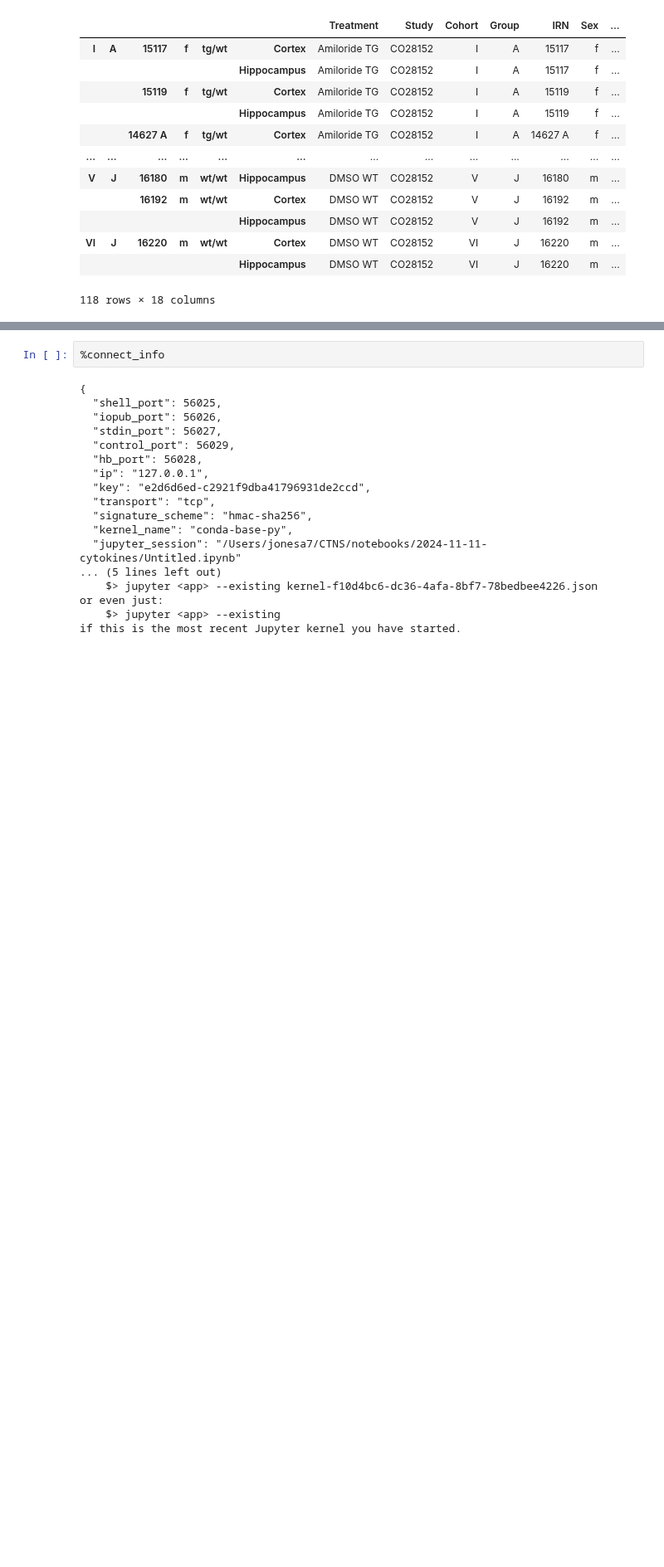
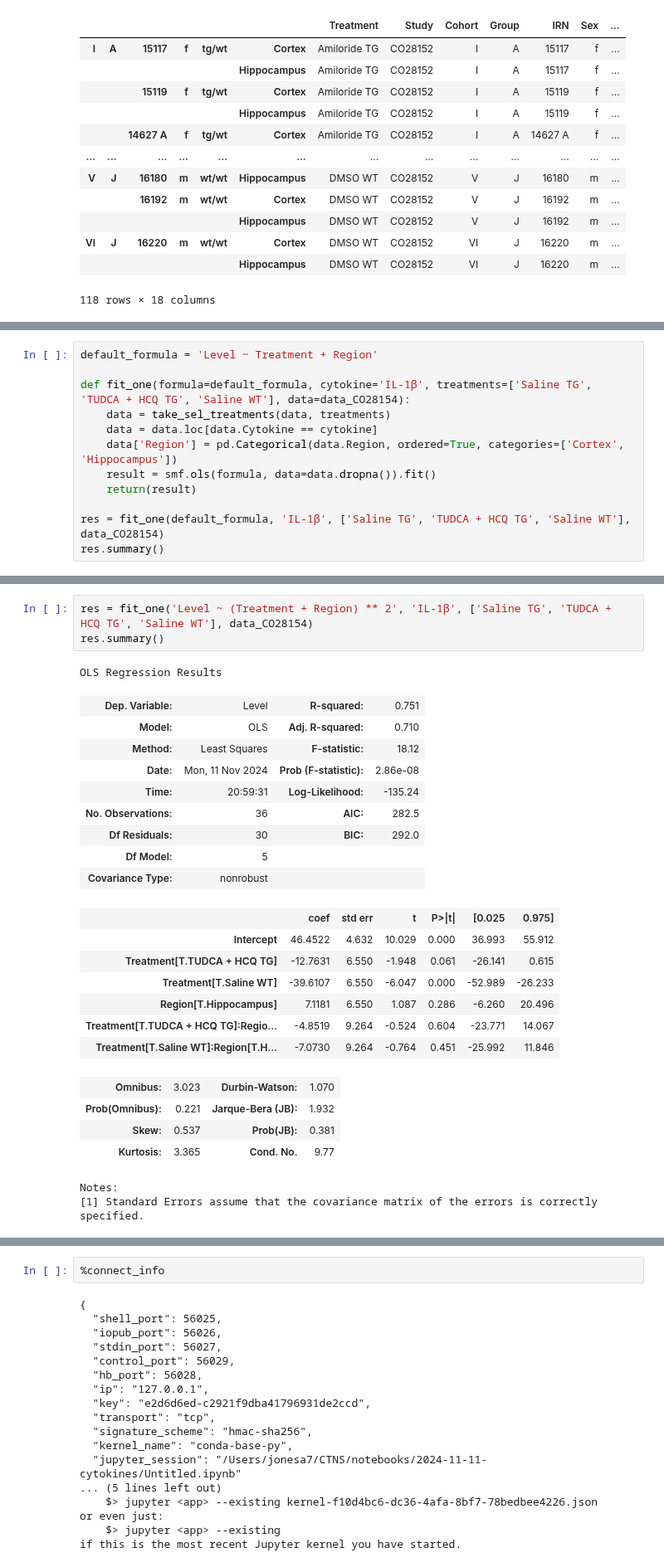
Before and after one commit to attilagk/CTNS-notebook, a Jupyter notebook: 2024-11-11-cytokines/2024-11-11-cytokines.ipynb, the cells around one changed output, grey strips where cells are left out. Shown at 83% size. Drawn from its saved outputs; the diff is of its cells as text; blank space fills up the shorter version.

```diff
--- a/2024-11-11-cytokines/2024-11-11-cytokines.ipynb
+++ b/2024-11-11-cytokines/2024-11-11-cytokines.ipynb
@@ -90,0 +118,12 @@ data_CO28152
+# %%
+default_formula = 'Level ~ Treatment + Region'
+
+def fit_one(formula=default_formula, cytokine='IL-1β', treatments=['Saline TG', 'TUDCA + HCQ TG', 'Saline WT'], data=data_CO28154):
+    data = take_sel_treatments(data, treatments)
+    data = data.loc[data.Cytokine == cytokine]
+    data['Region'] = pd.Categorical(data.Region, ordered=True, categories=['Cortex', 'Hippocampus'])
+    result = smf.ols(formula, data=data.dropna()).fit()
+    return(result)
+
+res = fit_one(default_formula, 'IL-1β', ['Saline TG', 'TUDCA + HCQ TG', 'Saline WT'], data_CO28154)
+res.summary()
@@ -90,0 +160,27 @@ data_CO28152
+# %%
+res = fit_one('Level ~ (Treatment + Region) ** 2', 'IL-1β', ['Saline TG', 'TUDCA + HCQ TG', 'Saline WT'], data_CO28154)
+res.summary()
+# %% [output]
+OLS Regression Results
+| Dep. Variable: | Level | R-squared: | 0.751 |
+| Model: | OLS | Adj. R-squared: | 0.710 |
+| Method: | Least Squares | F-statistic: | 18.12 |
+| Date: | Mon, 11 Nov 2024 | Prob (F-statistic): | 2.86e-08 |
+| Time: | 20:59:31 | Log-Likelihood: | -135.24 |
+| No. Observations: | 36 | AIC: | 282.5 |
+| Df Residuals: | 30 | BIC: | 292.0 |
+| Df Model: | 5 |  |  |
+| Covariance Type: | nonrobust |  |  |
+|  | coef | std err | t | P>|t| | [0.025 | 0.975] |
+| Intercept | 46.4522 | 4.632 | 10.029 | 0.000 | 36.993 | 55.912 |
+| Treatment[T.TUDCA + HCQ TG] | -12.7631 | 6.550 | -1.948 | 0.061 | -26.141 | 0.615 |
+| Treatment[T.Saline WT] | -39.6107 | 6.550 | -6.047 | 0.000 | -52.989 | -26.233 |
+| Region[T.Hippocampus] | 7.1181 | 6.550 | 1.087 | 0.286 | -6.260 | 20.496 |
+| Treatment[T.TUDCA + HCQ TG]:Regio... | -4.8519 | 9.264 | -0.524 | 0.604 | -23.771 | 14.067 |
+| Treatment[T.Saline WT]:Region[T.H... | -7.0730 | 9.264 | -0.764 | 0.451 | -25.992 | 11.846 |
+| Omnibus: | 3.023 | Durbin-Watson: | 1.070 |
+| Prob(Omnibus): | 0.221 | Jarque-Bera (JB): | 1.932 |
+| Skew: | 0.537 | Prob(JB): | 0.381 |
+| Kurtosis: | 3.365 | Cond. No. | 9.77 |
+Notes:
+[1] Standard Errors assume that the covariance matrix of the errors is correctly specified.
```
Also changed, not shown: parts of 9 cells of this notebook.
